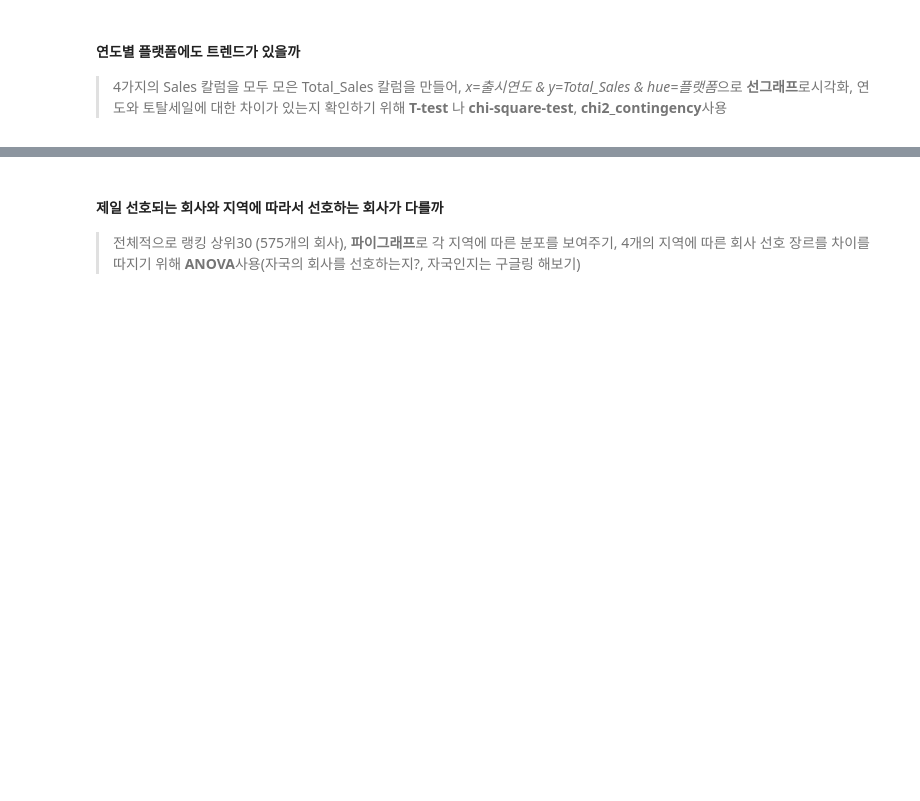
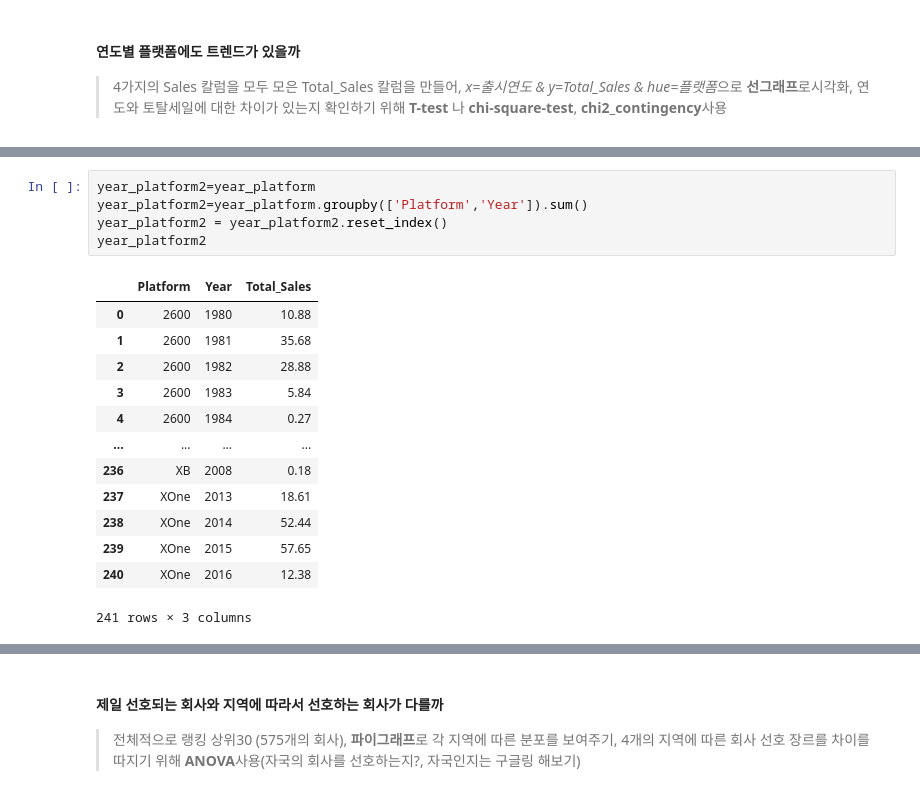
Before and after one commit to ohyunju/projects, a Jupyter notebook: project1/Project1.ipynb, the cells around one changed output, grey strips where cells are left out. Cells and saved outputs as stored; diff of their text form; blank space fills up the shorter version.

```diff
--- a/project1/Project1.ipynb
+++ b/project1/Project1.ipynb
@@ -914,0 +1013,19 @@ plt.show()
+# %%
+year_platform2=year_platform
+year_platform2=year_platform.groupby(['Platform','Year']).sum()
+year_platform2 = year_platform2.reset_index()
+year_platform2
+# %% [output]
+|  | Platform | Year | Total_Sales |
+| 0 | 2600 | 1980 | 10.88 |
+| 1 | 2600 | 1981 | 35.68 |
+| 2 | 2600 | 1982 | 28.88 |
+| 3 | 2600 | 1983 | 5.84 |
+| 4 | 2600 | 1984 | 0.27 |
+| ... | ... | ... | ... |
+| 236 | XB | 2008 | 0.18 |
+| 237 | XOne | 2013 | 18.61 |
+| 238 | XOne | 2014 | 52.44 |
+| 239 | XOne | 2015 | 57.65 |
+| 240 | XOne | 2016 | 12.38 |
+241 rows × 3 columns
```
Also changed, not shown: parts of 9 cells of this notebook.
